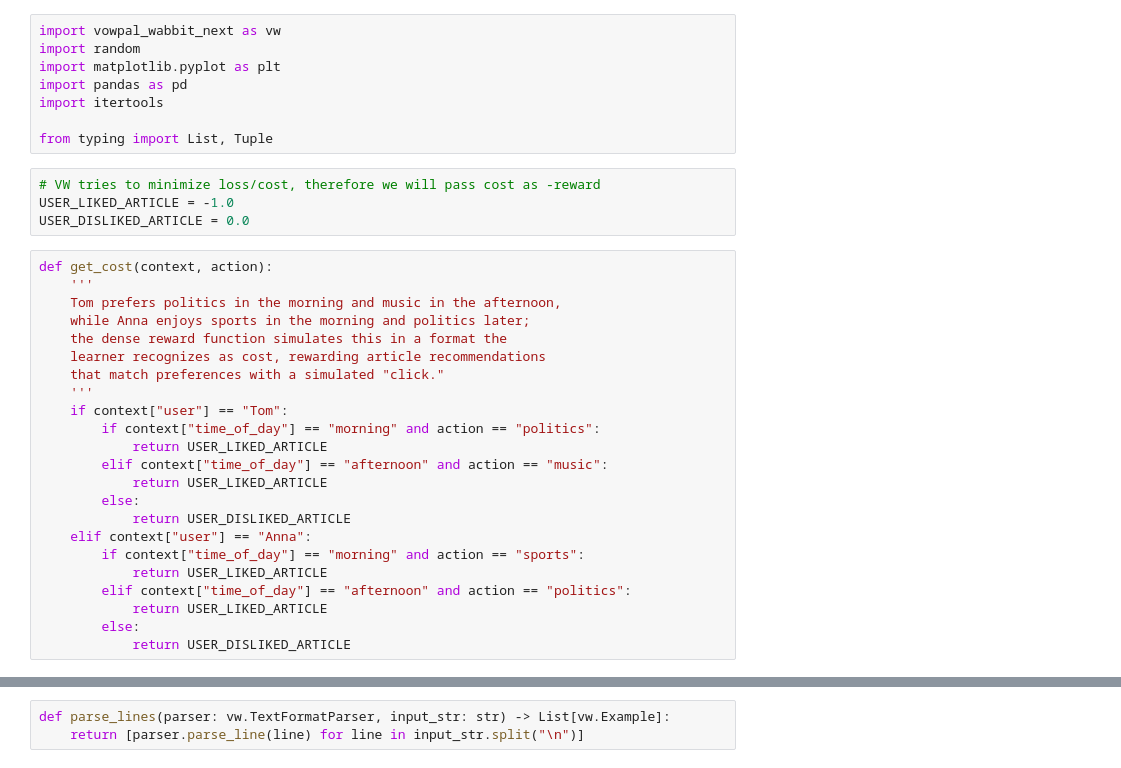
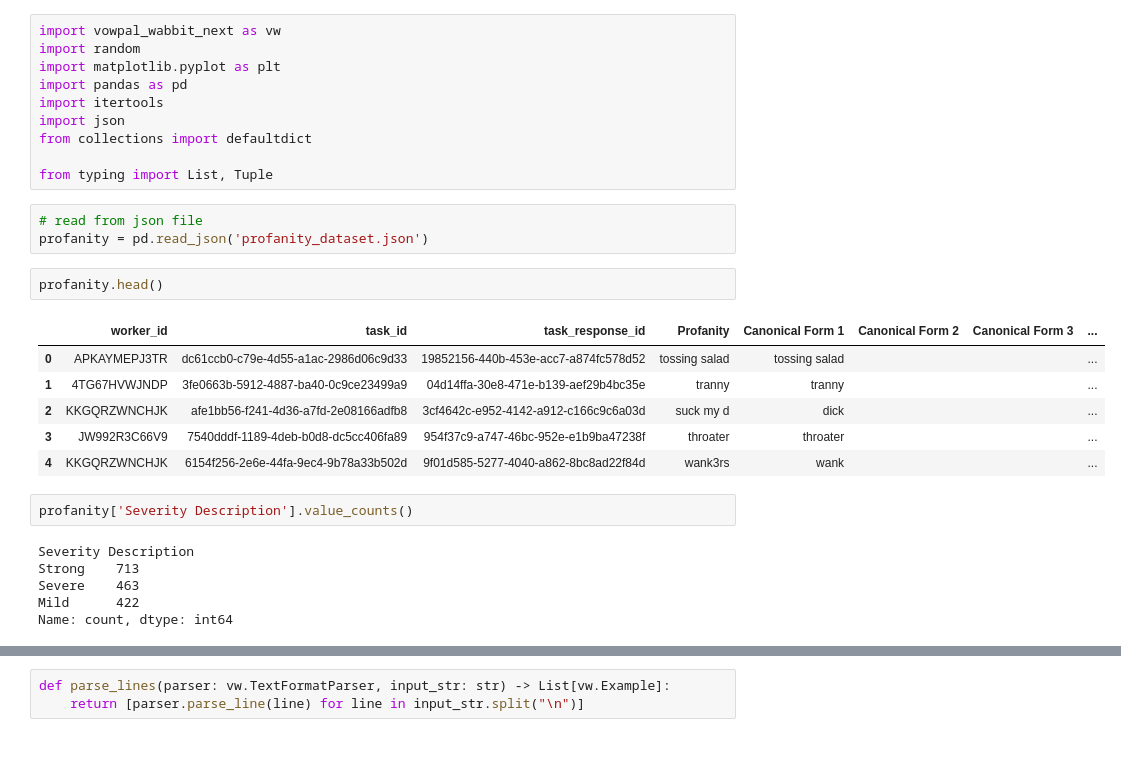
Before and after one commit to jwc20/vowpal-wabbit-notebook, a Jupyter notebook: twitch_chat_profanity_classifier.ipynb, the cells around one changed output, grey strips where cells are left out. Saved outputs shown, nothing was run; the diff lists cells and outputs as text.

```diff
--- a/twitch_chat_profanity_classifier.ipynb
+++ b/twitch_chat_profanity_classifier.ipynb
@@ -4,32 +4,27 @@ import random
 import matplotlib.pyplot as plt
 import pandas as pd
 import itertools
+import json
+from collections import defaultdict
 
 from typing import List, Tuple
-# %%
-# VW tries to minimize loss/cost, therefore we will pass cost as -reward
-USER_LIKED_ARTICLE = -1.0
-USER_DISLIKED_ARTICLE = 0.0
-# %%
-def get_cost(context, action):
-    '''
-    Tom prefers politics in the morning and music in the afternoon,
-    while Anna enjoys sports in the morning and politics later;
-    the dense reward function simulates this in a format the
-    learner recognizes as cost, rewarding article recommendations
-    that match preferences with a simulated "click."
-    '''
-    if context["user"] == "Tom":
-        if context["time_of_day"] == "morning" and action == "politics":
-            return USER_LIKED_ARTICLE
-        elif context["time_of_day"] == "afternoon" and action == "music":
-            return USER_LIKED_ARTICLE
-        else:
-            return USER_DISLIKED_ARTICLE
-    elif context["user"] == "Anna":
-        if context["time_of_day"] == "morning" and action == "sports":
-            return USER_LIKED_ARTICLE
-        elif context["time_of_day"] == "afternoon" and action == "politics":
-            return USER_LIKED_ARTICLE
-        else:
-            return USER_DISLIKED_ARTICLE
+# %%
+# read from json file
+profanity = pd.read_json('profanity_dataset.json')
+# %%
+profanity.head()
+# %% [output]
+|  | worker_id | task_id | task_response_id | Profanity | Canonical Form 1 | Canonical Form 2 | Canonical Form 3 | ... |
+| 0 | APKAYMEPJ3TR | dc61ccb0-c79e-4d55-a1ac-2986d06c9d33 | 19852156-440b-453e-acc7-a874fc578d52 | tossing salad | tossing salad |  |  | ... |
+| 1 | 4TG67HVWJNDP | 3fe0663b-5912-4887-ba40-0c9ce23499a9 | 04d14ffa-30e8-471e-b139-aef29b4bc35e | tranny | tranny |  |  | ... |
+| 2 | KKGQRZWNCHJK | afe1bb56-f241-4d36-a7fd-2e08166adfb8 | 3cf4642c-e952-4142-a912-c166c9c6a03d | suck my d | dick |  |  | ... |
+| 3 | JW992R3C66V9 | 7540dddf-1189-4deb-b0d8-dc5cc406fa89 | 954f37c9-a747-46bc-952e-e1b9ba47238f | throater | throater |  |  | ... |
+| 4 | KKGQRZWNCHJK | 6154f256-2e6e-44fa-9ec4-9b78a33b502d | 9f01d585-5277-4040-a862-8bc8ad22f84d | wank3rs | wank |  |  | ... |
+# %%
+profanity['Severity Description'].value_counts()
+# %% [output]
+Severity Description
+Strong    713
+Severe    463
+Mild      422
+Name: count, dtype: int64
```
Also changed, not shown: parts of 31 cells of this notebook, 2 other files.
